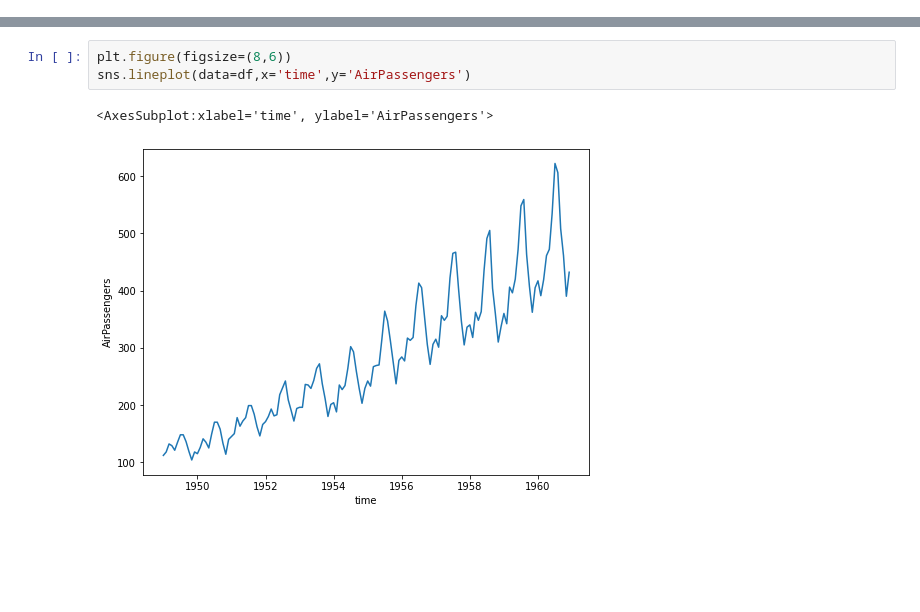
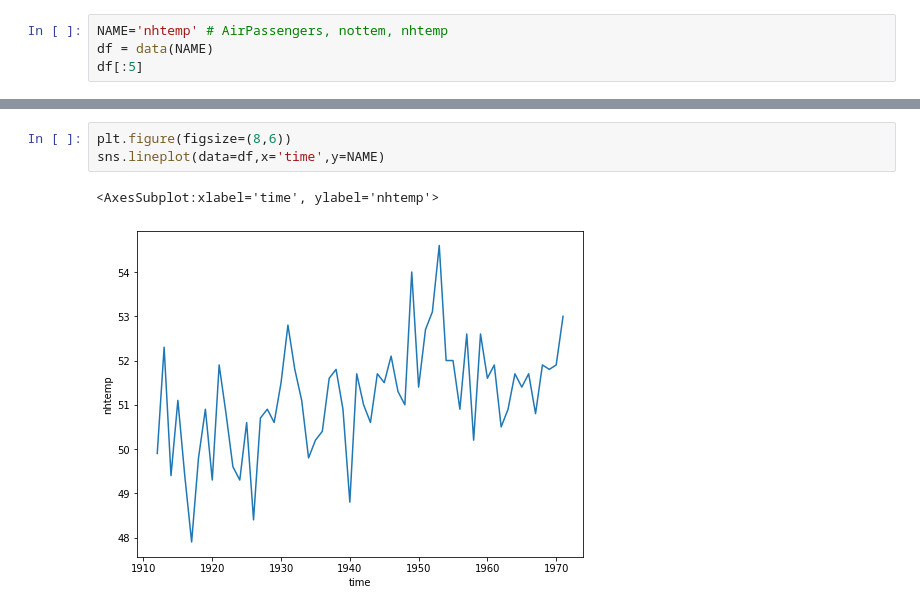
Before and after one commit to UBICO/more-iot, a Jupyter notebook: live-examples/time-series.ipynb, the cells around one changed output, grey strips where cells are left out. Saved outputs shown, nothing was run; the diff lists cells and outputs as text; blank space fills up the shorter version.

```diff
--- a/live-examples/time-series.ipynb
+++ b/live-examples/time-series.ipynb
@@ -17,0 +12,4 @@ df[:5]
+# %%
+NAME='nhtemp' # AirPassengers, nottem, nhtemp
+df = data(NAME)
+df[:5]
@@ -18,6 +23,6 @@ df[:5]
 # %%
 plt.figure(figsize=(8,6))
-sns.lineplot(data=df,x='time',y='AirPassengers')
+sns.lineplot(data=df,x='time',y=NAME)
 # %% [output]
-<AxesSubplot:xlabel='time', ylabel='AirPassengers'>
+<AxesSubplot:xlabel='time', ylabel='nhtemp'>
-[figure, old version]
+[figure, new version]
```
Also changed, not shown: parts of 13 cells of this notebook.
